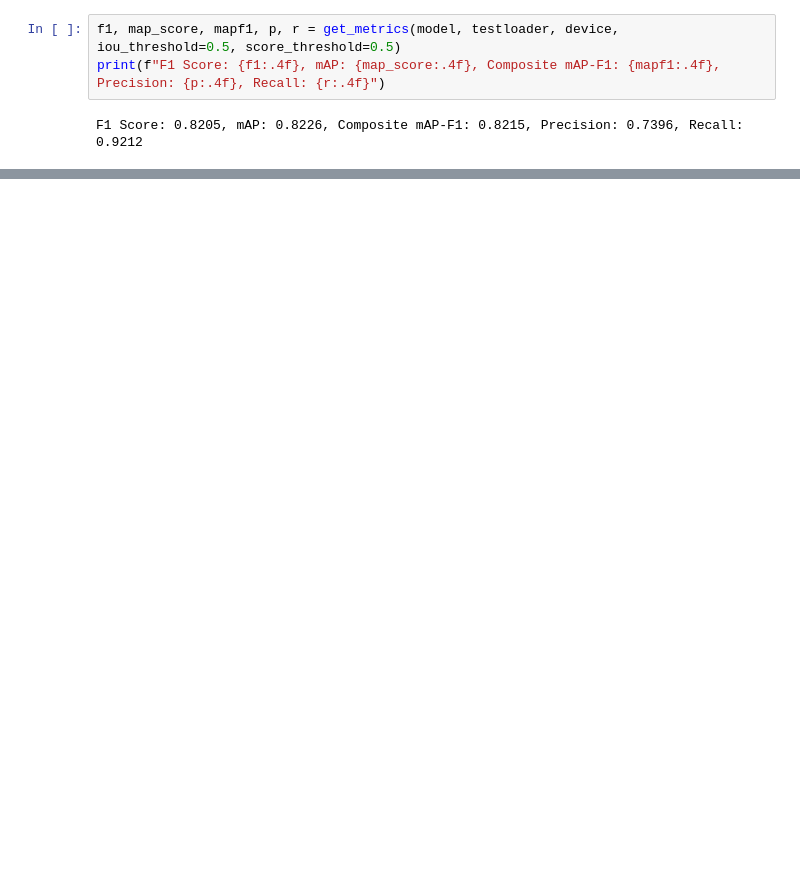
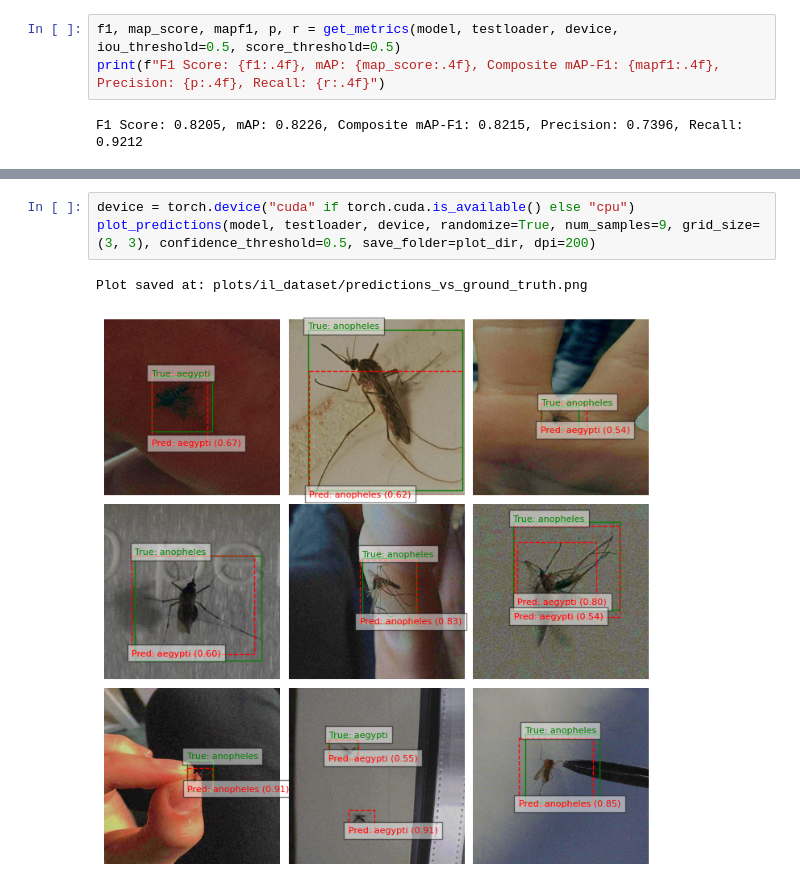
Before and after one commit to aryamaansaha/low-light-mosquito-detection, a Jupyter notebook: FasterRCNN-18/main.ipynb, the cells around one changed output, grey strips where cells are left out. Drawn from its saved outputs; the diff is of its cells as text; blank space fills up the shorter version.

```diff
--- a/FasterRCNN-18/main.ipynb
+++ b/FasterRCNN-18/main.ipynb
@@ -61,0 +136,6 @@ F1 Score: 0.8205, mAP: 0.8226, Composite mAP-F1: 0.8215, Precision: 0.7396, Reca
+# %%
+device = torch.device("cuda" if torch.cuda.is_available() else "cpu")
+plot_predictions(model, testloader, device, randomize=True, num_samples=9, grid_size=(3, 3), confidence_threshold=0.5, save_folder=plot_dir, dpi=200)
+# %% [output]
+Plot saved at: plots/il_dataset/predictions_vs_ground_truth.png
+[figure, added]
```
Also changed, not shown: parts of 11 cells of this notebook, 50 other files.
